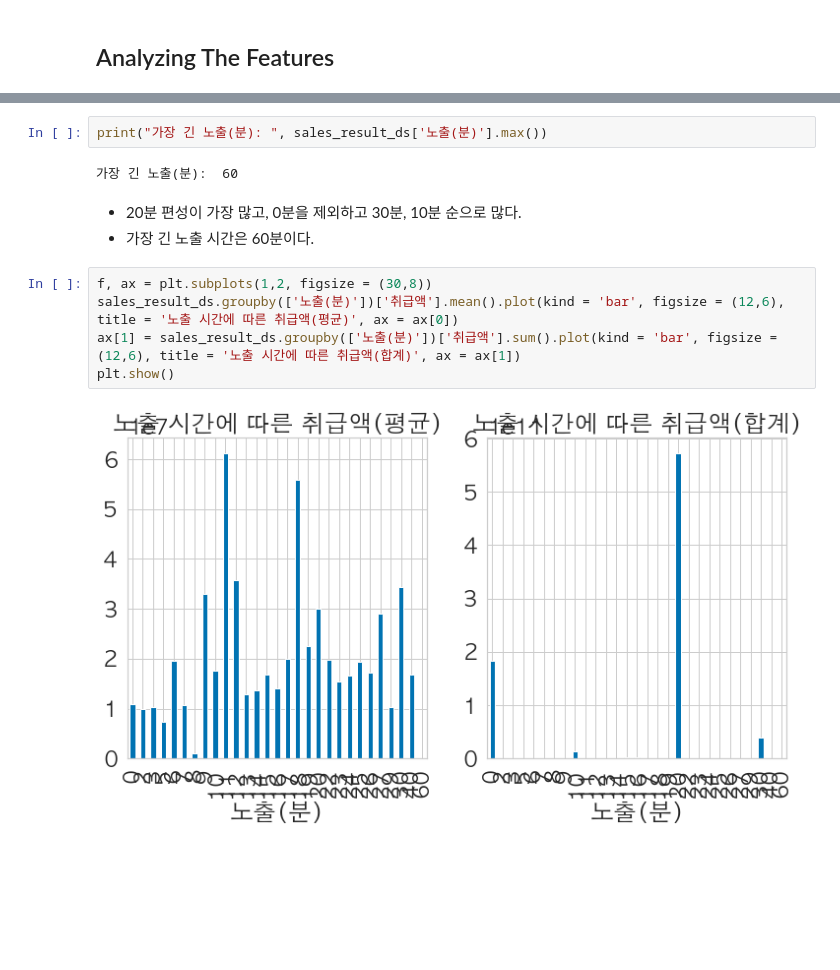
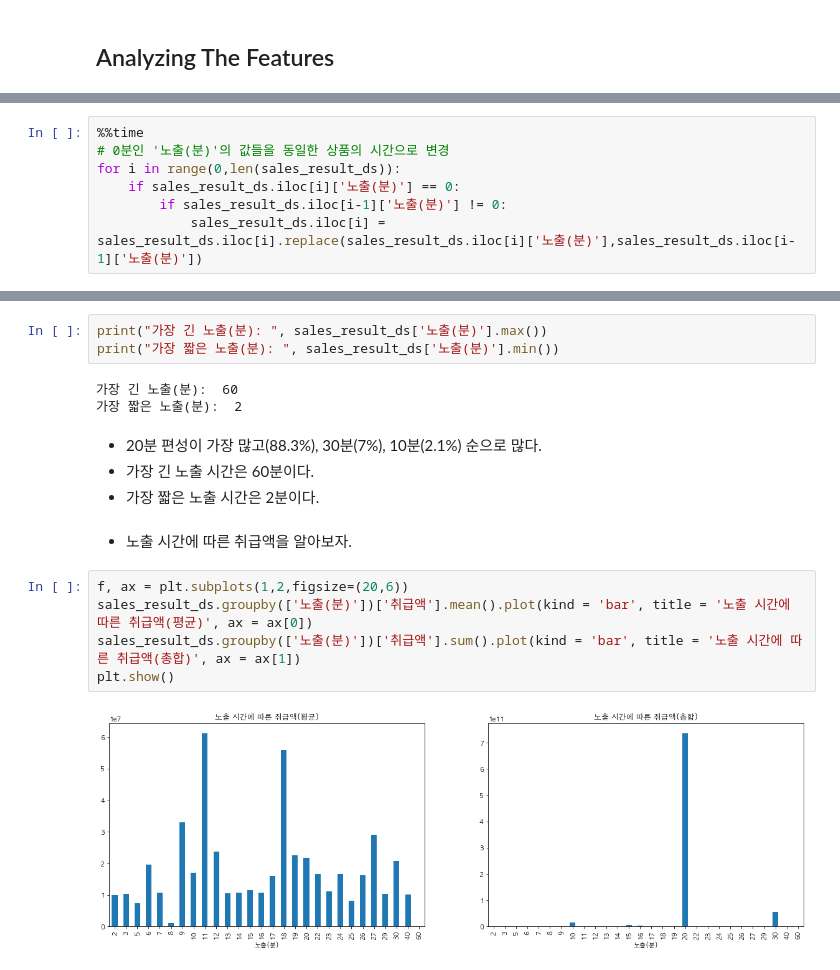
Before and after one commit to HongyeobKim/Project, a Jupyter notebook: NS-Shop/Data-Preparation-and-Exploration.ipynb, the cells around one changed output, grey strips where cells are left out. Cells and saved outputs as stored; diff of their text form; blank space fills up the shorter version.

```diff
--- a/NS-Shop/Data-Preparation-and-Exploration.ipynb
+++ b/NS-Shop/Data-Preparation-and-Exploration.ipynb
@@ -244,0 +244,7 @@ Name: 노출(분), dtype: int64
+# %%
+%%time
+# 0분인 '노출(분)'의 값들을 동일한 상품의 시간으로 변경
+for i in range(0,len(sales_result_ds)):
+    if sales_result_ds.iloc[i]['노출(분)'] == 0:
+        if sales_result_ds.iloc[i-1]['노출(분)'] != 0:
+            sales_result_ds.iloc[i] = sales_result_ds.iloc[i].replace(sales_result_ds.iloc[i]['노출(분)'],sales_result_ds.iloc[i-1]['노출(분)'])
@@ -250,14 +288,19 @@ plt.show()
 # %%
 print("가장 긴 노출(분): ", sales_result_ds['노출(분)'].max())
+print("가장 짧은 노출(분): ", sales_result_ds['노출(분)'].min())
 # %% [output]
 가장 긴 노출(분):  60
+가장 짧은 노출(분):  2
 # %% [markdown]
-- 20분 편성이 가장 많고, 0분을 제외하고 30분, 10분 순으로 많다.
+- 20분 편성이 가장 많고(88.3%), 30분(7%), 10분(2.1%) 순으로 많다.
 - 가장 긴 노출 시간은 60분이다.
+- 가장 짧은 노출 시간은 2분이다.
+# %% [markdown]
+- 노출 시간에 따른 취급액을 알아보자.
 # %%
-f, ax = plt.subplots(1,2, figsize = (30,8))
-sales_result_ds.groupby(['노출(분)'])['취급액'].mean().plot(kind = 'bar', figsize = (12,6), title = '노출 시간에 따른 취급액(평균)', ax = ax[0])
-ax[1] = sales_result_ds.groupby(['노출(분)'])['취급액'].sum().plot(kind = 'bar', figsize = (12,6), title = '노출 시간에 따른 취급액(합계)', ax = ax[1])
+f, ax = plt.subplots(1,2,figsize=(20,6))
+sales_result_ds.groupby(['노출(분)'])['취급액'].mean().plot(kind = 'bar', title = '노출 시간에 따른 취급액(평균)', ax = ax[0])
+sales_result_ds.groupby(['노출(분)'])['취급액'].sum().plot(kind = 'bar', title = '노출 시간에 따른 취급액(총합)', ax = ax[1])
 plt.show()
 # %% [output]
-[figure, old version]
+[figure, new version]
```
Also changed, not shown: parts of 21 cells of this notebook.
